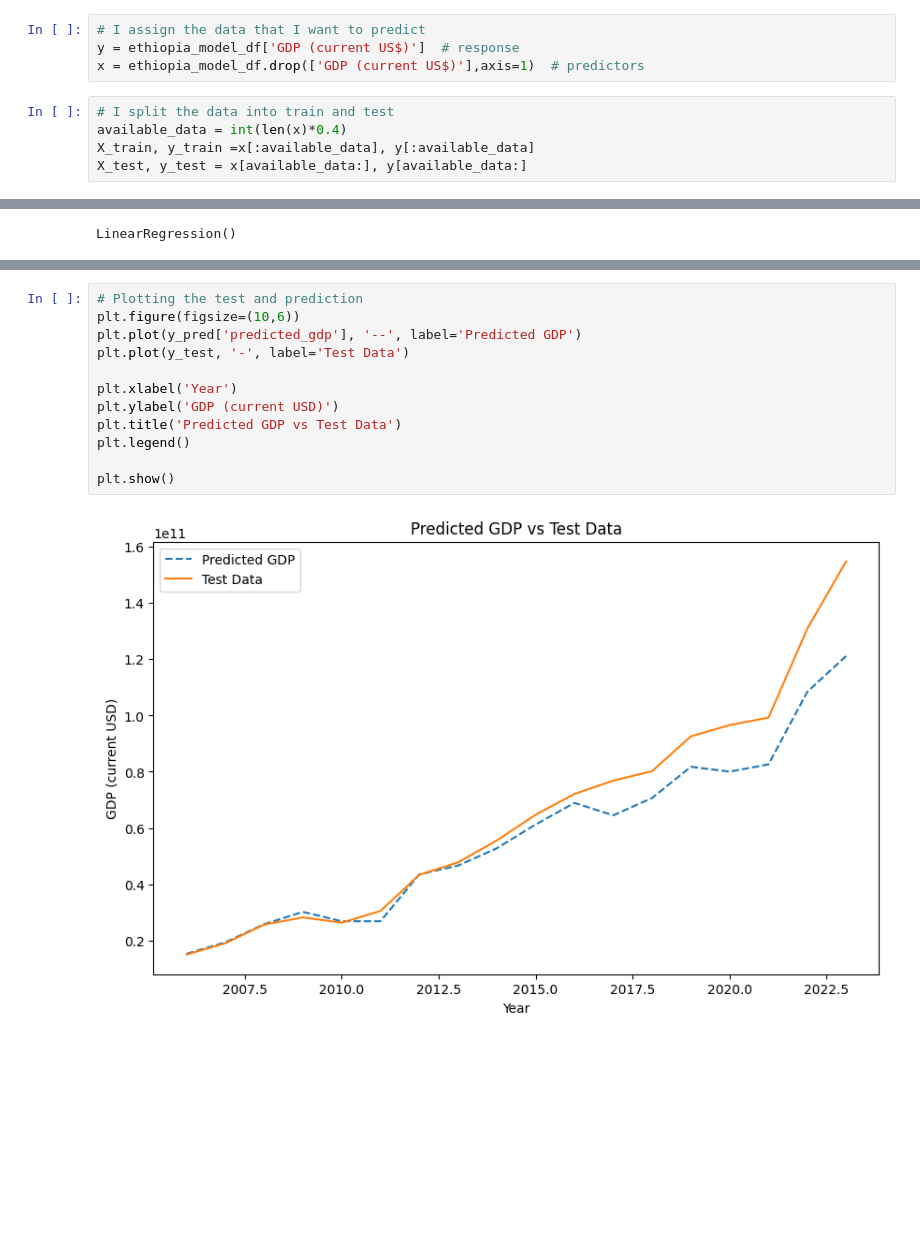
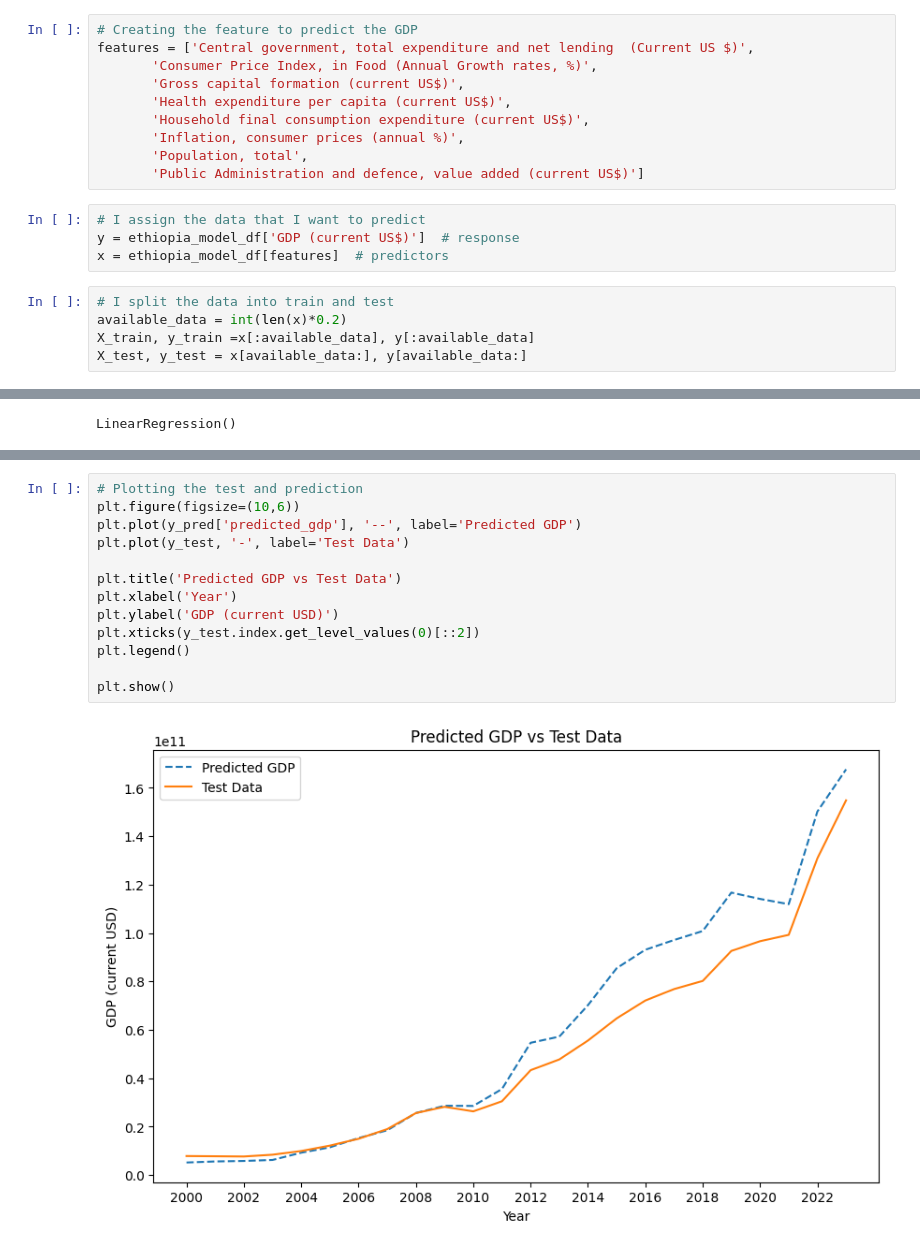
Before and after one commit to arsenilsina/prog_project, a Jupyter notebook: african_economies.ipynb, the cells around one changed output, grey strips where cells are left out. Saved outputs shown, nothing was run; the diff lists cells and outputs as text; blank space fills up the shorter version.

```diff
--- a/african_economies.ipynb
+++ b/african_economies.ipynb
@@ -466,13 +466,23 @@ plt.show()
 # %%
 # I reseted the index since it was giving problem during the model phase
 ethiopia_model_df = ethiopia_df.reset_index().drop(['country'],axis=1).set_index('Date')
+# %%
+# Creating the feature to predict the GDP
+features = ['Central government, total expenditure and net lending  (Current US $)',
+       'Consumer Price Index, in Food (Annual Growth rates, %)',
+       'Gross capital formation (current US$)',
+       'Health expenditure per capita (current US$)',
+       'Household final consumption expenditure (current US$)',
+       'Inflation, consumer prices (annual %)',
+       'Population, total',
+       'Public Administration and defence, value added (current US$)']
 # %%
 # I assign the data that I want to predict
 y = ethiopia_model_df['GDP (current US$)']  # response
-x = ethiopia_model_df.drop(['GDP (current US$)'],axis=1)  # predictors
+x = ethiopia_model_df[features]  # predictors
 # %%
 # I split the data into train and test
-available_data = int(len(x)*0.4)
+available_data = int(len(x)*0.2)
 X_train, y_train =x[:available_data], y[:available_data]
 X_test, y_test = x[available_data:], y[available_data:]
 # %%
@@ -504,14 +514,15 @@ R2: 0.9031126967632856
 # %%
 # Plotting the test and prediction
 plt.figure(figsize=(10,6))
 plt.plot(y_pred['predicted_gdp'], '--', label='Predicted GDP')
 plt.plot(y_test, '-', label='Test Data')
 
+plt.title('Predicted GDP vs Test Data')
 plt.xlabel('Year')
 plt.ylabel('GDP (current USD)')
-plt.title('Predicted GDP vs Test Data')
+plt.xticks(y_test.index.get_level_values(0)[::2])
 plt.legend()
 
 plt.show()
 # %% [output]
-[figure, old version]
+[figure, new version]
```
Also changed, not shown: parts of 2 cells of this notebook, 1 other file.
